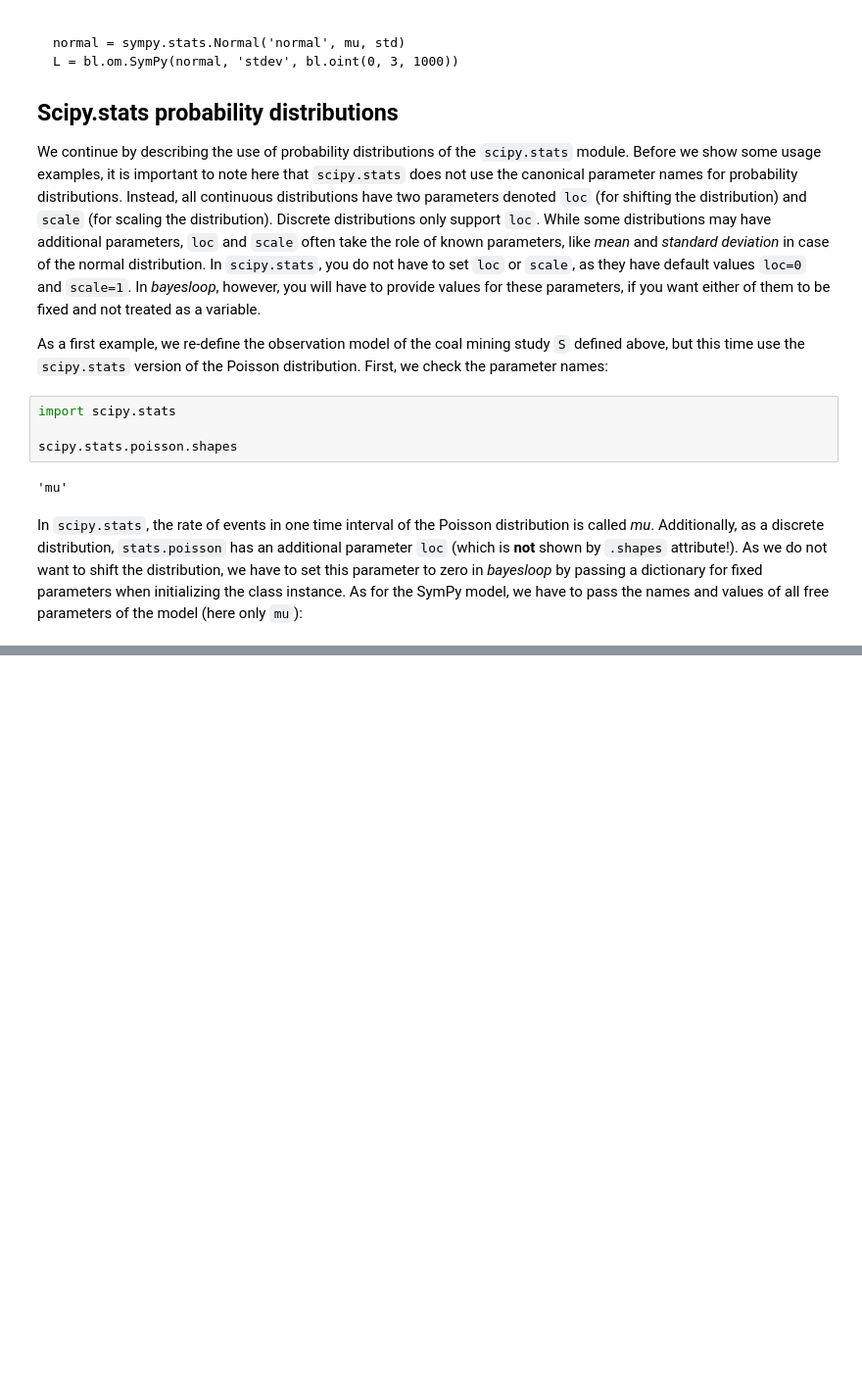
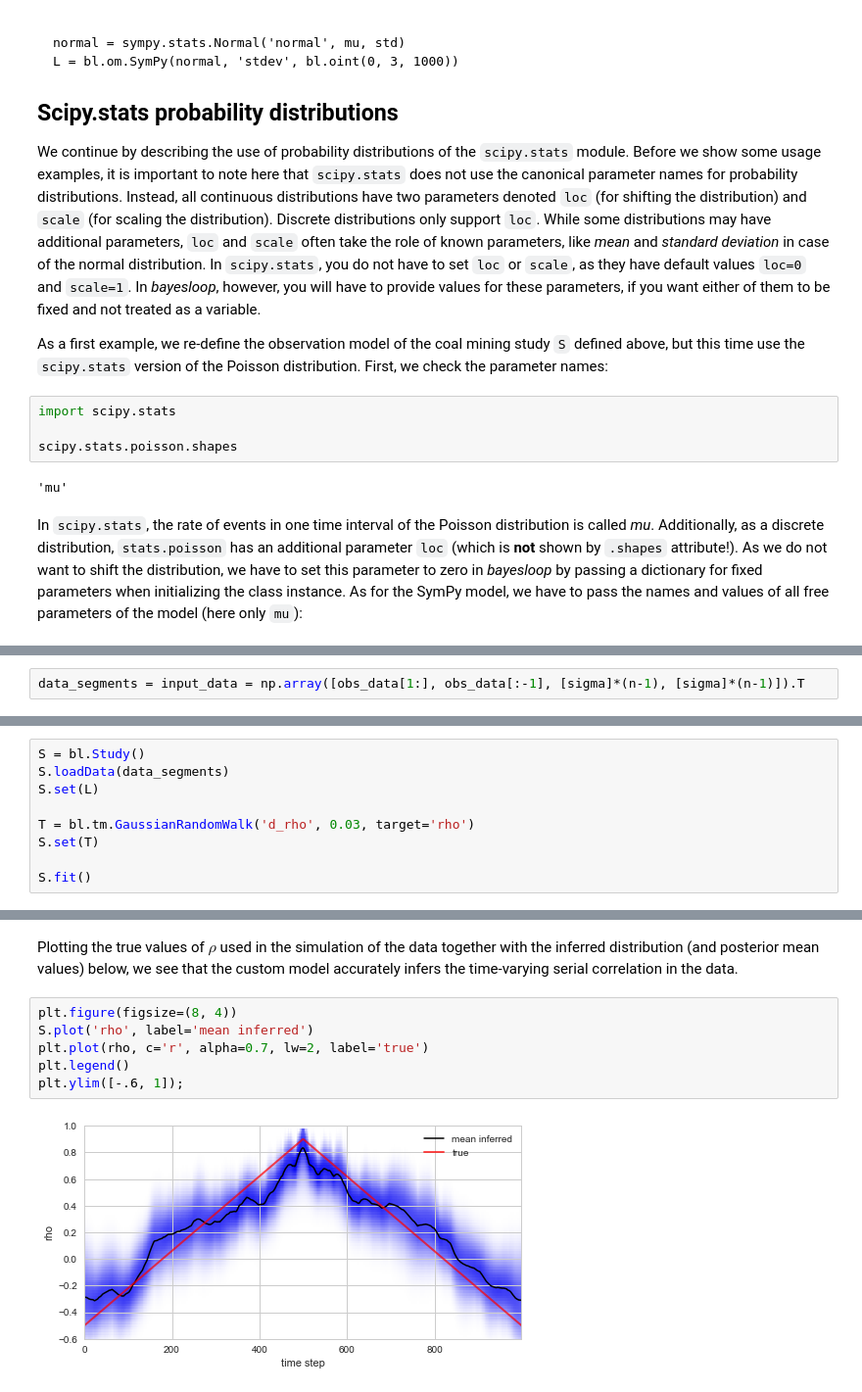
Before and after one commit to christophmark/bayesloop, a Jupyter notebook: docs/source/tutorials/customobservationmodels.ipynb, the cells around one changed output, grey strips where cells are left out. Shown at 98% size. Saved outputs shown, nothing was run; the diff lists cells and outputs as text; blank space fills up the shorter version.

Commit message:
Added documentation of NumPy observation model

```diff
--- a/docs/source/tutorials/customobservationmodels.ipynb
+++ b/docs/source/tutorials/customobservationmodels.ipynb
@@ -118,0 +177,2 @@ Comparing this result with the [regime-switching example](changepointstudy.html#
+# %%
+data_segments = input_data = np.array([obs_data[1:], obs_data[:-1], [sigma]*(n-1), [sigma]*(n-1)]).T
@@ -118,0 +181,9 @@ Comparing this result with the [regime-switching example](changepointstudy.html#
+# %%
+S = bl.Study()
+S.loadData(data_segments)
+S.set(L)
+
+T = bl.tm.GaussianRandomWalk('d_rho', 0.03, target='rho')
+S.set(T)
+
+S.fit()
@@ -118,0 +204,10 @@ Comparing this result with the [regime-switching example](changepointstudy.html#
+# %% [markdown]
+Plotting the true values of $\rho$ used in the simulation of the data together with the inferred distribution (and posterior mean values) below, we see that the custom model accurately infers the time-varying serial correlation in the data.
+# %%
+plt.figure(figsize=(8, 4))
+S.plot('rho', label='mean inferred')
+plt.plot(rho, c='r', alpha=0.7, lw=2, label='true')
+plt.legend()
+plt.ylim([-.6, 1]);
+# %% [output]
+[figure, added]
```
Also changed, not shown: parts of 13 cells of this notebook.
